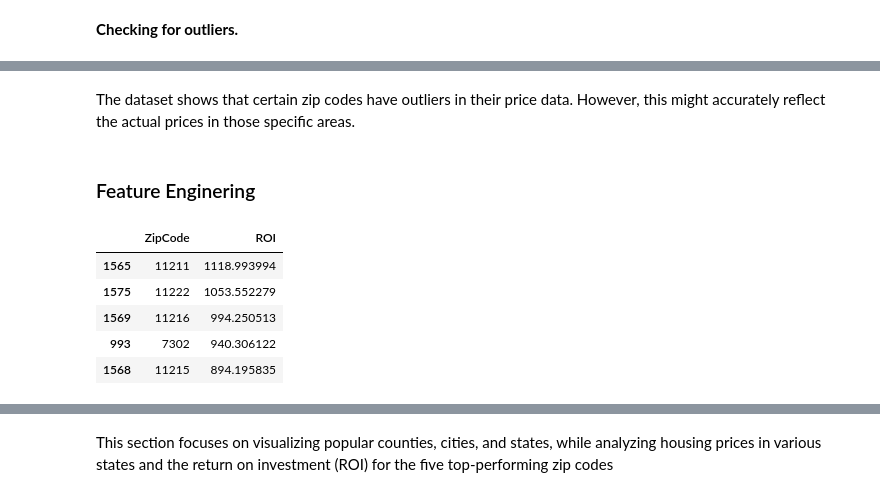
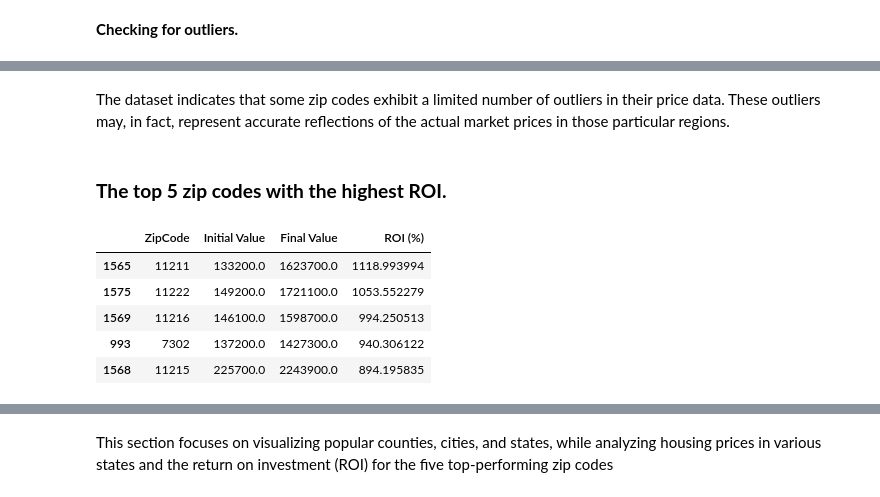
Before and after one commit to PaulMuniu/Phase-4-Group-Project, a Jupyter notebook: Student.ipynb, the cells around one changed output, grey strips where cells are left out. Drawn from its saved outputs; the diff is of its cells as text; code cells hidden in the pictures.

```diff
--- a/Student.ipynb
+++ b/Student.ipynb
@@ -228,7 +231,7 @@ dtype: float64
 # Dropping the "Metro" column
 df.drop('Metro', axis=1, inplace=True)
 # %%
-df = df.dropna(subset= ['value'])
+df = df.dropna(subset= ['Value'])
 df.isnull().sum()
 # %% [output]
 RegionID      0
@@ -268,4 +271,4 @@ Renaming and convertion.
 df.rename(columns={'RegionName': 'ZipCode'}, inplace=True)
 # %%
 # Convert 'Date' column to datetime
-df.loc[:, 'Date'] = pd.to_datetime(df['Date'], format='%Y-%m')
+df.loc[:, 'Date'] =pd.to_datetime(df['Date']).dt.date
@@ -271,0 +284,17 @@ df.loc[:, 'Date'] = pd.to_datetime(df['Date'], format='%Y-%m')
+# %%
+# Calc. initial and final values for each ZipCode
+initial_values = df.groupby('ZipCode').first()['Value']
+final_values = df.groupby('ZipCode').last()['Value']
+
+# Calc. ROI for each ZipCode
+roi = (final_values - initial_values) / initial_values * 100
+
+# Create a DataFrame to display ROI
+roi_df = pd.DataFrame({
+    'ZipCode': roi.index,
+    'Initial Value': initial_values.values,
+    'Final Value': final_values.values,
+    'ROI (%)': roi.values
+})
+
+roi_df.sample(5, random_state=42)
@@ -289,4 +339,2 @@ plt.show();
 # %% [markdown]
-The dataset shows that certain zip codes have outliers in their price data. However, this might accurately reflect the actual prices in those specific areas.
+The dataset indicates that some zip codes exhibit a limited number of outliers in their price data. These outliers may, in fact, represent accurate reflections of the actual market prices in those particular regions.
-# %% [markdown]
-### Feature Enginering
@@ -300,16 +341,13 @@ roi = (final_values - initial_values) / initial_values * 100
+# %% [markdown]
+### **The top 5 zip codes with the highest ROI.**
 # %%
-# Convert the Series to a DataFrame for easier handling
-roi_df = roi.reset_index()
-roi_df.columns = ['ZipCode', 'ROI']
-
 # Identify the top 5 zip codes with the highest ROI
-top_5_zipcodes = roi_df.nlargest(5, 'ROI')
-
+top_5_zipcodes = roi_df.nlargest(5, 'ROI (%)')
 top_5_zipcodes
 # %% [output]
-|  | ZipCode | ROI |
-| 1565 | 11211 | 1118.993994 |
-| 1575 | 11222 | 1053.552279 |
-| 1569 | 11216 | 994.250513 |
-| 993 | 7302 | 940.306122 |
-| 1568 | 11215 | 894.195835 |
+|  | ZipCode | Initial Value | Final Value | ROI (%) |
+| 1565 | 11211 | 133200.0 | 1623700.0 | 1118.993994 |
+| 1575 | 11222 | 149200.0 | 1721100.0 | 1053.552279 |
+| 1569 | 11216 | 146100.0 | 1598700.0 | 994.250513 |
+| 993 | 7302 | 137200.0 | 1427300.0 | 940.306122 |
+| 1568 | 11215 | 225700.0 | 2243900.0 | 894.195835 |
```
Also changed, not shown: parts of 58 cells of this notebook.
